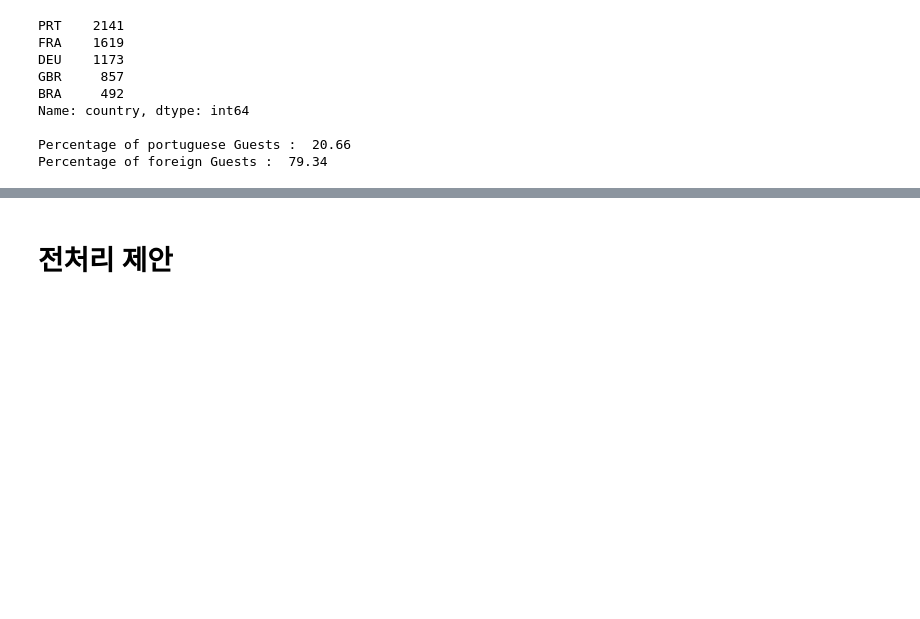
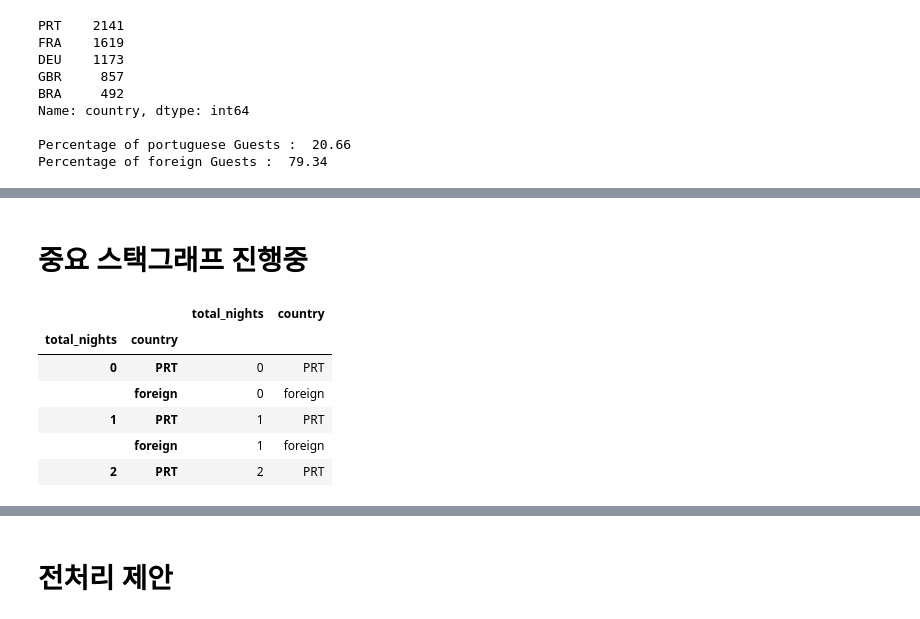
Before and after one commit to ABizCho/py_machineLearning, a Jupyter notebook: Assignment_Group/ML_group_project/ML_group_project_EDA.ipynb, the cells around one changed output, grey strips where cells are left out. Cells and saved outputs as stored; diff of their text form; code cells hidden in the pictures; blank space fills up the shorter version.

```diff
--- a/Assignment_Group/ML_group_project/ML_group_project_EDA.ipynb
+++ b/Assignment_Group/ML_group_project/ML_group_project_EDA.ipynb
@@ -443,0 +540,67 @@ Percentage of foreign Guests :  79.34
+# %% [markdown]
+# 중요 스택그래프 진행중
+# %%
+df = df_ht
+df.loc[df['country'] !='PRT', 'country'] ='foreign'
+
+  #
+df["total_nights"] = df["stays_in_weekend_nights"] + df["stays_in_week_nights"]
+  #
+
+###
+ # stayDate
+stayDate = list(range(0, 70))
+
+total = df.groupby('total_nights')['country'].value_counts()
+
+total.values.tolist()
+total.index.to_frame().head()
+
+# df_grouped = pd.DataFrame()
+# df_grouped['stayNights'] = total.index.values
+# df_grouped['counts'] = total.values
+
+# print(df_grouped)
+
+# # total
+# prt = total[total['country'] == 'PRT']
+# foreign = total[total['country'] == 'foregin']
+
+# print(prt.head())
+# print(foreign.head())
+
+
+# ###############
+# # Create a DateFrame with the relevant data:
+
+# # 자간 설정을 위한 인덱스 저장
+# num_nights_res = list(df_rh["total_nights"].value_counts().index)
+# # 값 저장
+# num_bookings_res = list(df_rh["total_nights"].value_counts())
+
+# res_nights = pd.DataFrame({"num_nights": num_nights_res,
+#                            "rel_num_bookings": rel_bookings_res})
+
+
+# # Plotting
+# fig = plt.figure(figsize=(10,5))
+
+# ax1 = fig.add_subplot(1,1,1)
+
+# ## axes1
+# sns.set(style='darkgrid')
+# sns.barplot(x = "num_nights", y = "rel_num_bookings",
+#             data=res_nights,
+#             ax = ax1,
+#             color='darkblue')
+
+# ax1.grid()
+# ax1.margins(0) # remove default margins (matplotlib verision 2+)
+# %% [output]
+|  |  | total_nights | country |
+| total_nights | country |  |  |
+| 0 | PRT | 0 | PRT |
+|  | foreign | 0 | foreign |
+| 1 | PRT | 1 | PRT |
+|  | foreign | 1 | foreign |
+| 2 | PRT | 2 | PRT |
```
Also changed, not shown: parts of 6 cells of this notebook, 2 other files.
